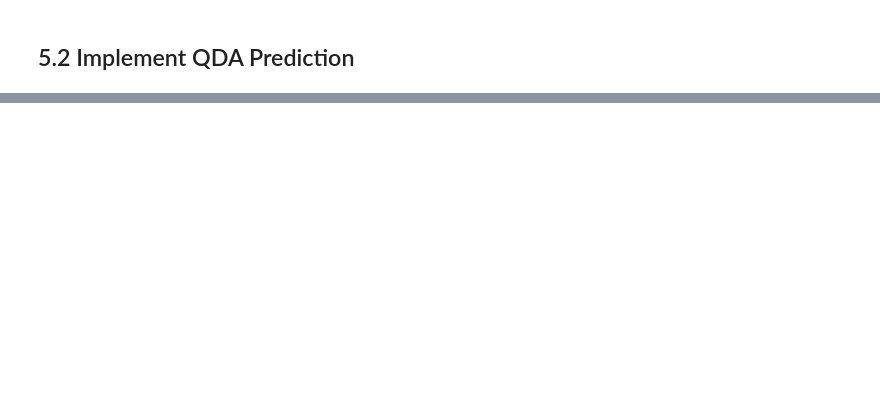
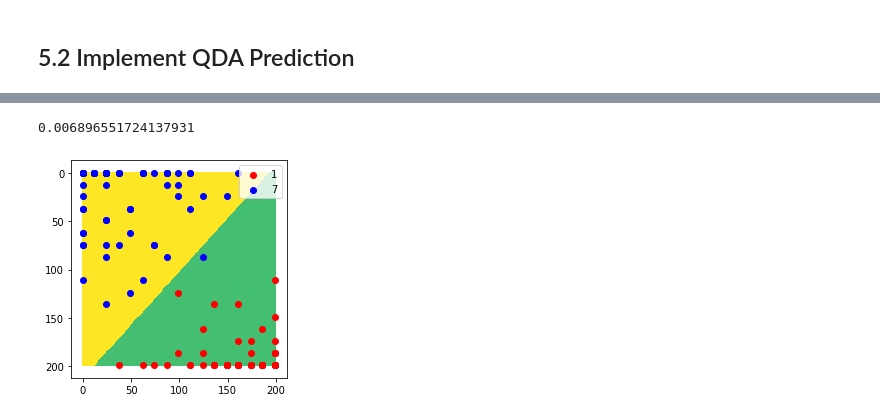
Before and after one commit to gitdxj/QDA-and-LDA, a Jupyter notebook: solution.ipynb, the cells around one changed output, grey strips where cells are left out. Cells and saved outputs as stored; diff of their text form; code cells hidden in the pictures; blank space fills up the shorter version.

```diff
--- a/solution.ipynb
+++ b/solution.ipynb
@@ -222,0 +260,57 @@ print(cal_err(Y_pred5, Y_test))
+# %%
+def fit_lda(training_features, training_labels):
+    D = training_features.shape[1]  # dimensions of training data
+    X_0, _ = select_by_y(training_features, training_labels, [1])
+    X_1, _ = select_by_y(training_features, training_labels, [7])
+    mu = np.vstack((np.mean(X_0, axis=0), np.mean(X_1, axis=0)))
+    covmat = np.zeros((D,D))
+    for i in range(len(X_0)):
+        covmat += 1/len(X_0)* np.mat(X_0[i]-mu[0]).T * np.mat(X_0[i]-mu[0])
+    for i in range(len(X_1)):
+        covmat += 1/len(X_1)* np.mat(X_1[i]-mu[1]).T * np.mat(X_1[i]-mu[1])
+    prior = [len(X_0)/len(training_features), len(X_1)/len(training_features)]
+    return mu, covmat, prior
+
+def predict_lda(mu, covmat, prior, test_features):
+    b_0 = (1/2)*np.log(np.linalg.det(2*np.pi*covmat)) - np.log(p[0])
+    b_1 = (1/2)*np.log(np.linalg.det(2*np.pi*covmat)) - np.log(p[1])
+    b_0 += (1/2)*np.mat(mu[0])*np.mat(covmat)*np.mat(mu[0]).T
+    b_1 += (1/2)*np.mat(mu[1])*np.mat(covmat)*np.mat(mu[1]).T
+    b = b_0 - b_1
+    W = np.mat(mu[1]-mu[0])*np.mat(covmat)
+    predicted = np.mat(W)*np.mat(test_features).T + b
+    predicted = predicted>0
+    predicted = predicted + 0
+    return predicted
+
+mu, covmat, p = fit_lda(X_train, Y_train)
+indices6 = predict_lda(mu, covmat, p, X_test)
+Y_pred6 = np.asarray([1,7]).take(indices6)
+print(cal_err(Y_pred6, Y_test))
+# %% [output]
+0.006896551724137931
+# %%
+N_image = 200
+image = np.zeros((N_image, N_image))
+step = 16 / (N_image-1)
+for i in range(N_image):
+    for j in range(N_image):
+        x0 = i*step
+        x1 = j*step
+        if predict_lda(mu, covmat, p, [[x0,x1]]) == 0:
+            image[i][j] = green
+        else :
+            image[i][j] = yellow
+
+
+X_test_draw_1, _ = select_by_y((X_test*(1/step)).astype(int), Y_test, [1])
+X_test_draw_7, _ = select_by_y((X_test*(1/step)).astype(int), Y_test, [7])
+
+plt.figure()
+plt.imshow(image, vmin=0, vmax=1)
+plt.scatter(X_test_draw_1[:,0].transpose(), X_test_draw_1[:,1].transpose(), c="r", label="1")
+plt.scatter(X_test_draw_7[:,0].transpose(), X_test_draw_7[:,1].transpose(), c="b", label="7")
+plt.legend()
+plt.show()
+# %% [output]
+[figure, added]
```
Also changed, not shown: parts of 11 cells of this notebook.
